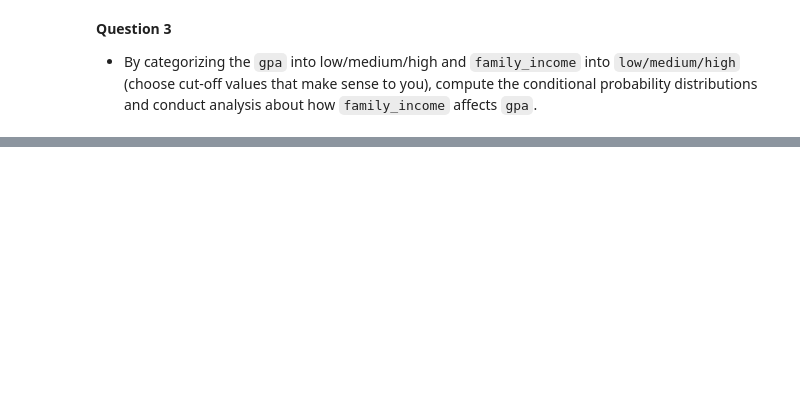
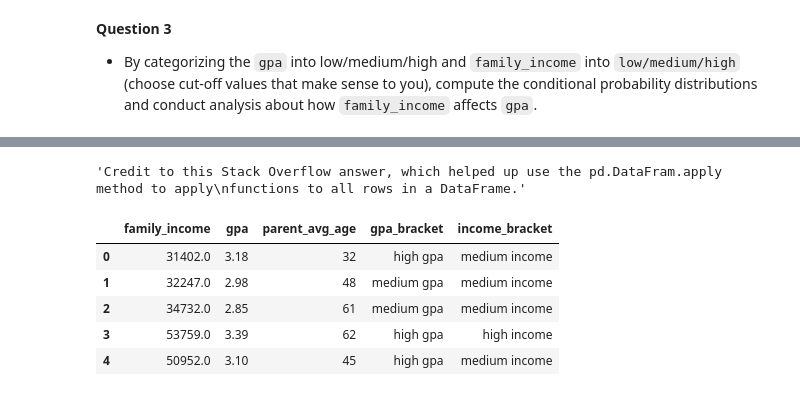
Before and after one commit to vsquared10/DSCI6002-student, a Jupyter notebook: week3/3-4_Joint/DSCI6002-3.4-Lab-Copy1.ipynb, the cells around one changed output, grey strips where cells are left out. Saved outputs shown, nothing was run; the diff lists cells and outputs as text; code cells hidden in the pictures; blank space fills up the shorter version.

```diff
--- a/week3/3-4_Joint/DSCI6002-3.4-Lab-Copy1.ipynb
+++ b/week3/3-4_Joint/DSCI6002-3.4-Lab-Copy1.ipynb
@@ -317,0 +463,21 @@ We can conclude:
+# %%
+"""Credit to this Stack Overflow answer, which helped up use the pd.DataFram.apply method to apply
+functions to all rows in a DataFrame."""
+
+#http://stackoverflow.com/questions/27041724/using-conditional-to-generate-new-column-in-pandas-dataframe
+# %% [output]
+'Credit to this Stack Overflow answer, which helped up use the pd.DataFram.apply method to apply\nfunctions to all rows in a DataFrame.'
+# %%
+"""Logic for deciding whether a student is low, middle, or high income.
+
+Student is low-income if family_income is less than the 25th percentile.
+Student is medium-income if family_income is between the 25th and 75th percentiles.
+Student is high-income if family_income is above the 75th percentile."""
+
+def income_bracket(data):
+    if data['family_income'] <= admissions.family_income.describe()[4]:
+        return 'low income'
+    elif data['family_income'] > admissions.family_income.describe()[4] and data['family_income'] <= admissions.family_income.describe()[6]:
+        return 'medium income'
+    else:
+        return 'high income'
@@ -317,0 +503,10 @@ We can conclude:
+# %%
+"""Checkt to see that apply worked... success!"""
+admissions.head()
+# %% [output]
+|  | family_income | gpa | parent_avg_age | gpa_bracket | income_bracket |
+| 0 | 31402.0 | 3.18 | 32 | high gpa | medium income |
+| 1 | 32247.0 | 2.98 | 48 | medium gpa | medium income |
+| 2 | 34732.0 | 2.85 | 61 | medium gpa | medium income |
+| 3 | 53759.0 | 3.39 | 62 | high gpa | high income |
+| 4 | 50952.0 | 3.10 | 45 | high gpa | medium income |
```
Also changed, not shown: parts of 26 cells of this notebook, 7 other files.
